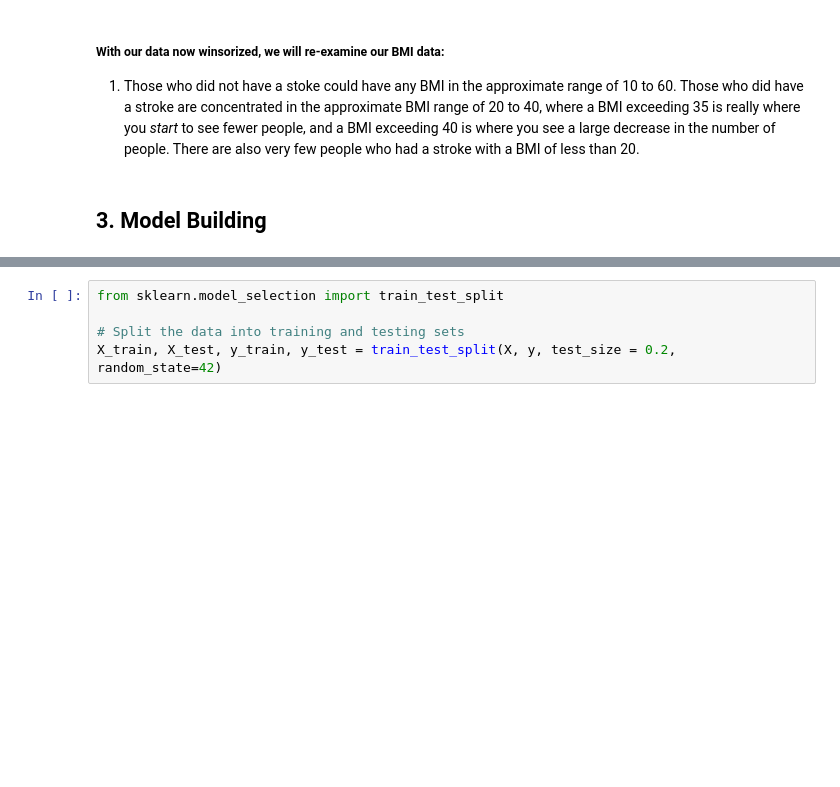
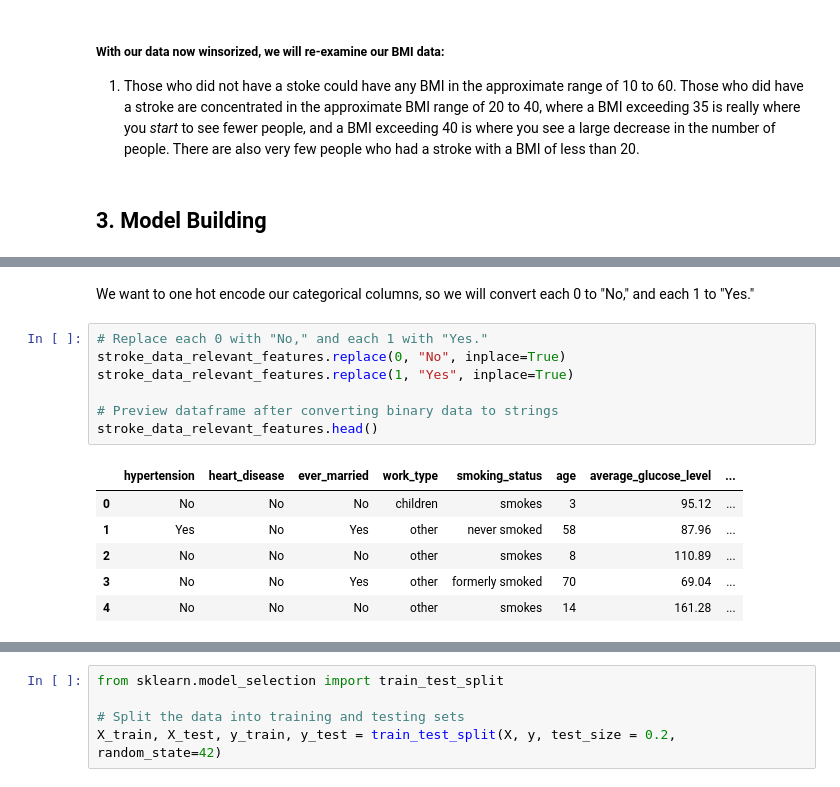
Before and after one commit to TylerTompa/UNCC_Project_3, a Jupyter notebook: healthcare-data/Jupyter/Training_Data.ipynb, the cells around one changed output, grey strips where cells are left out. Cells and saved outputs as stored; diff of their text form; blank space fills up the shorter version.

```diff
--- a/healthcare-data/Jupyter/Training_Data.ipynb
+++ b/healthcare-data/Jupyter/Training_Data.ipynb
@@ -824,0 +880,16 @@ plt.grid()
+# %% [markdown]
+We want to one hot encode our categorical columns, so we will convert each 0 to "No," and each 1 to "Yes."
+# %%
+# Replace each 0 with "No," and each 1 with "Yes."
+stroke_data_relevant_features.replace(0, "No", inplace=True)
+stroke_data_relevant_features.replace(1, "Yes", inplace=True)
+
+# Preview dataframe after converting binary data to strings
+stroke_data_relevant_features.head()
+# %% [output]
+|  | hypertension | heart_disease | ever_married | work_type | smoking_status | age | average_glucose_level | ... |
+| 0 | No | No | No | children | smokes | 3 | 95.12 | ... |
+| 1 | Yes | No | Yes | other | never smoked | 58 | 87.96 | ... |
+| 2 | No | No | No | other | smokes | 8 | 110.89 | ... |
+| 3 | No | No | Yes | other | formerly smoked | 70 | 69.04 | ... |
+| 4 | No | No | No | other | smokes | 14 | 161.28 | ... |
```
Also changed, not shown: parts of 13 cells of this notebook.
